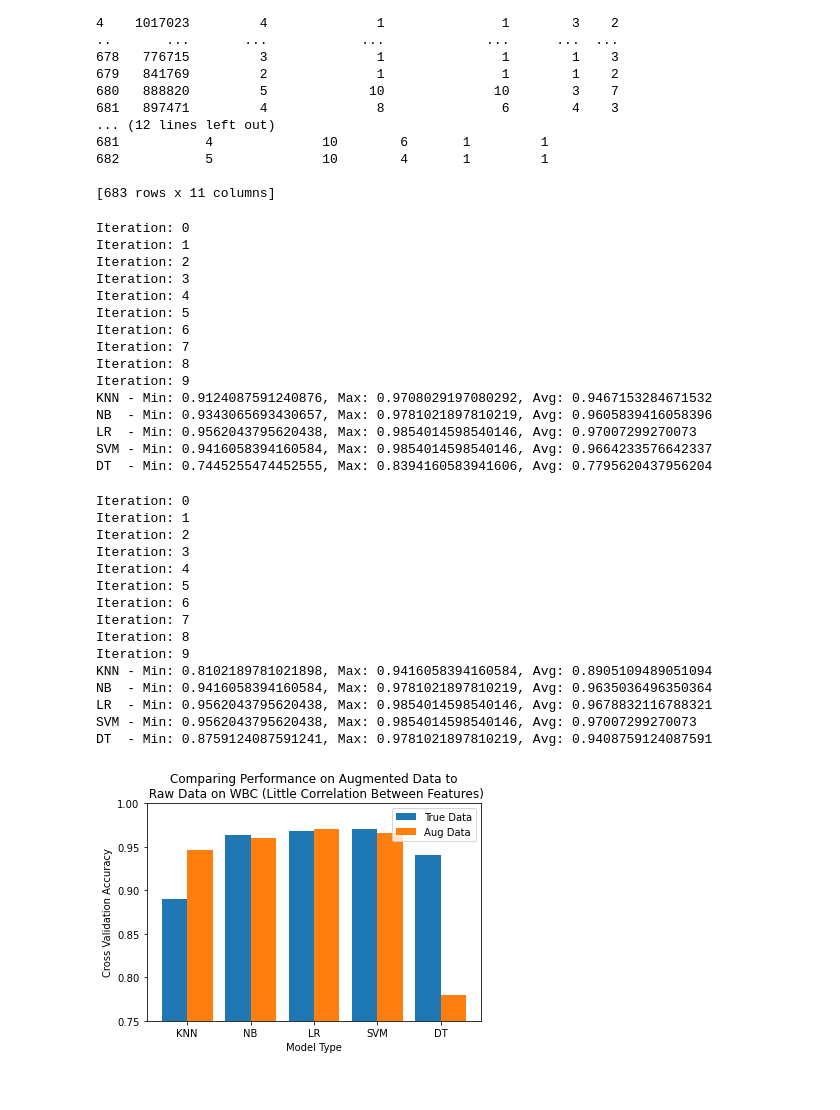
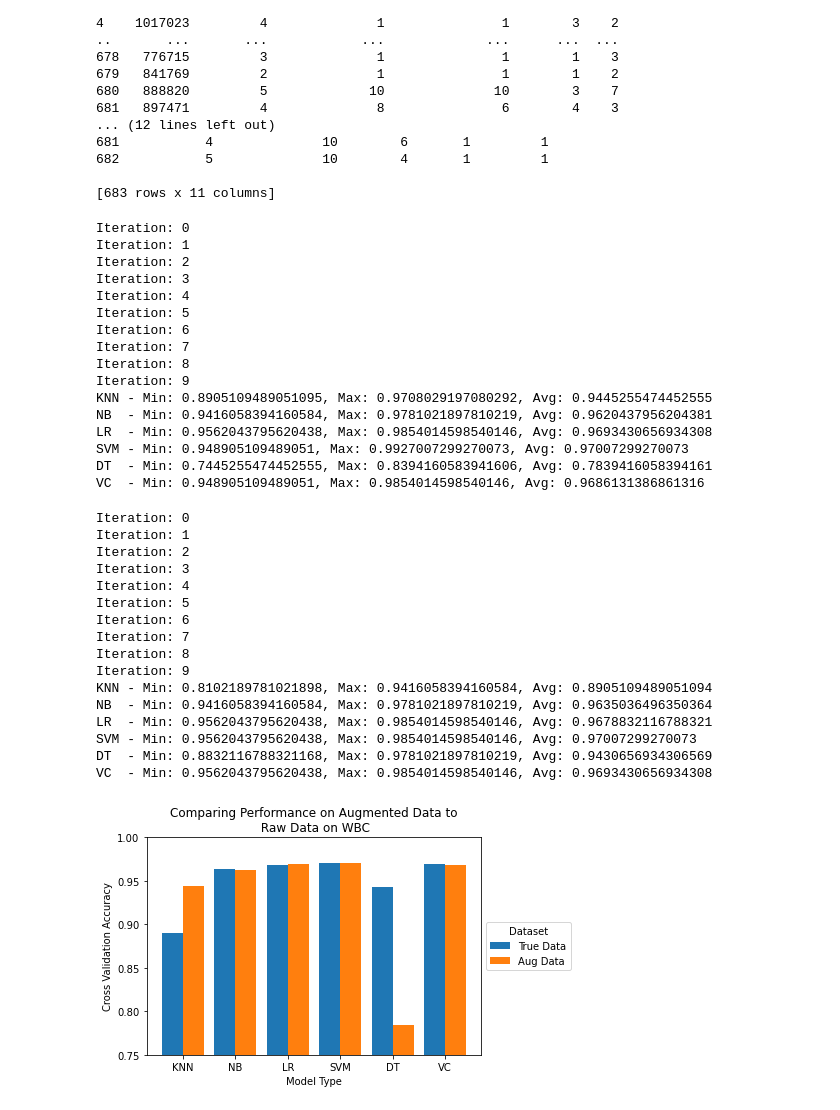
Before and after one commit to sprice134/MQP-2023, a Jupyter notebook: Code/Wole-Paper1/augmentationValidation.ipynb, the cells around one changed output. Saved outputs shown, nothing was run; the diff lists cells and outputs as text; code cells hidden in the pictures.

```diff
--- a/Code/Wole-Paper1/augmentationValidation.ipynb
+++ b/Code/Wole-Paper1/augmentationValidation.ipynb
@@ -66,6 +66,7 @@ augNbWBC = []
 augLrWBC = []
 augSvmWBC = []
 augDtWBC = []
+augVcWBC = []
 for i in range(10):
     X = df[cols[1:-1]]
     y = df[cols[-1]]
@@ -89,6 +90,7 @@ for i in range(10):
     augLrWBC.append(scores[2])
     augSvmWBC.append(scores[3])
     augDtWBC.append(scores[4])
+    augVcWBC.append(scores[5])
     print('Iteration: {}'.format(i))
 
 
@@ -102,6 +104,8 @@ print('SVM - Min: {}, Max: {}, Avg: {}'.format(min(augSvmWBC), max(augSvmWBC), s
 #print('   Best Seed: {}'.format(42 + svmRegressionScores.index(max(svmRegressionScores))))
 print('DT  - Min: {}, Max: {}, Avg: {}'.format(min(augDtWBC), max(augDtWBC), sum(augDtWBC)/len(augDtWBC)))
 #print('   Best Seed: {}'.format(42 + decisionTreeRegressionScores.index(max(decisionTreeRegressionScores))))
+print('VC  - Min: {}, Max: {}, Avg: {}'.format(min(augVcWBC), max(augVcWBC), sum(augVcWBC)/len(augVcWBC)))
+#print('   Best Seed: {}'.format(42 + decisionTreeRegressionScores.index(max(decisionTreeRegressionScores))))
 # %% [output]
 Iteration: 0
 Iteration: 1
@@ -113,17 +117,19 @@ Iteration: 6
 Iteration: 7
 Iteration: 8
 Iteration: 9
-KNN - Min: 0.9124087591240876, Max: 0.9708029197080292, Avg: 0.9467153284671532
-NB  - Min: 0.9343065693430657, Max: 0.9781021897810219, Avg: 0.9605839416058396
-LR  - Min: 0.9562043795620438, Max: 0.9854014598540146, Avg: 0.97007299270073
-SVM - Min: 0.9416058394160584, Max: 0.9854014598540146, Avg: 0.9664233576642337
-DT  - Min: 0.7445255474452555, Max: 0.8394160583941606, Avg: 0.7795620437956204
+KNN - Min: 0.8905109489051095, Max: 0.9708029197080292, Avg: 0.9445255474452555
+NB  - Min: 0.9416058394160584, Max: 0.9781021897810219, Avg: 0.9620437956204381
+LR  - Min: 0.9562043795620438, Max: 0.9854014598540146, Avg: 0.9693430656934308
+SVM - Min: 0.948905109489051, Max: 0.9927007299270073, Avg: 0.97007299270073
+DT  - Min: 0.7445255474452555, Max: 0.8394160583941606, Avg: 0.7839416058394161
+VC  - Min: 0.948905109489051, Max: 0.9854014598540146, Avg: 0.9686131386861316
 # %%
 knnWBC = []
 nbWBC = []
 lrWBC = []
 svmWBC = []
 dtWBC = []
+vcWBC = []
 for i in range(10):
     X = df[cols[1:-1]]
     y = df[cols[-1]]
@@ -142,6 +148,7 @@ for i in range(10):
     lrWBC.append(scores[2])
     svmWBC.append(scores[3])
     dtWBC.append(scores[4])
+    vcWBC.append(scores[5])
     print('Iteration: {}'.format(i))
 
 
@@ -156,6 +163,8 @@ print('SVM - Min: {}, Max: {}, Avg: {}'.format(min(svmWBC), max(svmWBC), sum(svm
 #print('   Best Seed: {}'.format(42 + svmRegressionScores.index(max(svmRegressionScores))))
 print('DT  - Min: {}, Max: {}, Avg: {}'.format(min(dtWBC), max(dtWBC), sum(dtWBC)/len(dtWBC)))
 #print('   Best Seed: {}'.format(42 + decisionTreeRegressionScores.index(max(decisionTreeRegressionScores))))
+print('VC  - Min: {}, Max: {}, Avg: {}'.format(min(vcWBC), max(vcWBC), sum(vcWBC)/len(vcWBC)))
+#print('   Best Seed: {}'.format(42 + decisionTreeRegressionScores.index(max(decisionTreeRegressionScores))))
 # %% [output]
 Iteration: 0
 Iteration: 1
@@ -171,34 +180,35 @@ KNN - Min: 0.8102189781021898, Max: 0.9416058394160584, Avg: 0.8905109489051094
 NB  - Min: 0.9416058394160584, Max: 0.9781021897810219, Avg: 0.9635036496350364
 LR  - Min: 0.9562043795620438, Max: 0.9854014598540146, Avg: 0.9678832116788321
 SVM - Min: 0.9562043795620438, Max: 0.9854014598540146, Avg: 0.97007299270073
-DT  - Min: 0.8759124087591241, Max: 0.9781021897810219, Avg: 0.9408759124087591
+DT  - Min: 0.8832116788321168, Max: 0.9781021897810219, Avg: 0.9430656934306569
+VC  - Min: 0.9562043795620438, Max: 0.9854014598540146, Avg: 0.9693430656934308
 # %%
 import matplotlib.pyplot as plt
 
-X = ['KNN','NB','LR','SVM', 'DT']
+X = ['KNN','NB','LR','SVM', 'DT', 'VC' ]
 
 aug = [np.mean(augKnnWBC), np.mean(augNbWBC), np.mean(augLrWBC),
-        np.mean(augSvmWBC), np.mean(augDtWBC)]
+        np.mean(augSvmWBC), np.mean(augDtWBC), np.mean(augVcWBC)]
 reg = [np.mean(knnWBC), np.mean(nbWBC), np.mean(lrWBC),
-        np.mean(svmWBC), np.mean(dtWBC)]
+        np.mean(svmWBC), np.mean(dtWBC), np.mean(vcWBC)]
 
 Ygirls = [10,20,20,40]
 Zboys = [20,30,25,30]
 
 X_axis = np.arange(len(X))
 
 plt.bar(X_axis - 0.2, reg, 0.4, label = 'True Data')
 plt.bar(X_axis + 0.2, aug, 0.4, label = 'Aug Data')
 
 plt.xticks(X_axis, X)
 plt.xlabel("Model Type")
 plt.ylabel("Cross Validation Accuracy")
 plt.ylim(0.75,1)
-plt.title("Comparing Performance on Augmented Data to\n Raw Data on WBC (Little Correlation Between Features)")
-plt.legend()
+plt.title("Comparing Performance on Augmented Data to\n Raw Data on WBC")
+plt.legend(title='Dataset',loc='center left', bbox_to_anchor=(1, 0.5))
 plt.show()
 # %% [output]
-[figure, old version]
+[figure, new version]
 # %%
 cols = ['ID', 'Diagnosis', 'radius', 'texture', 'perimeter', 'area', 'smoothness', 'compactness', 'concavity', 'concave_points', 'symmetry', 'fractal_dimension',
         'radius_SE', 'texture_SE', 'perimeter_SE', 'area_SE', 'smoothness_SE', 'compactness_SE', 'concavity_SE', 'concave_points_SE', 'symmetry_SE', 'fractal_dimension_SE',
```
Also changed, not shown: parts of 7 cells of this notebook, 3 other files.
